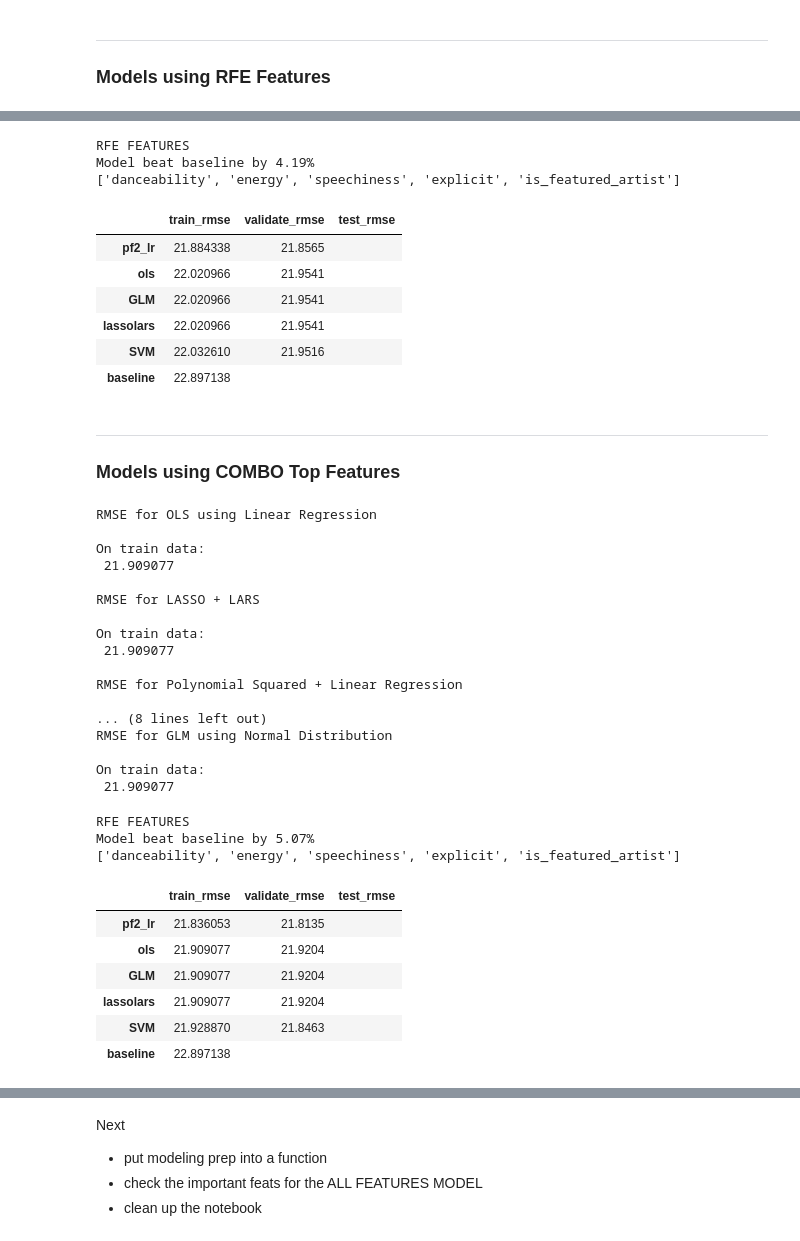
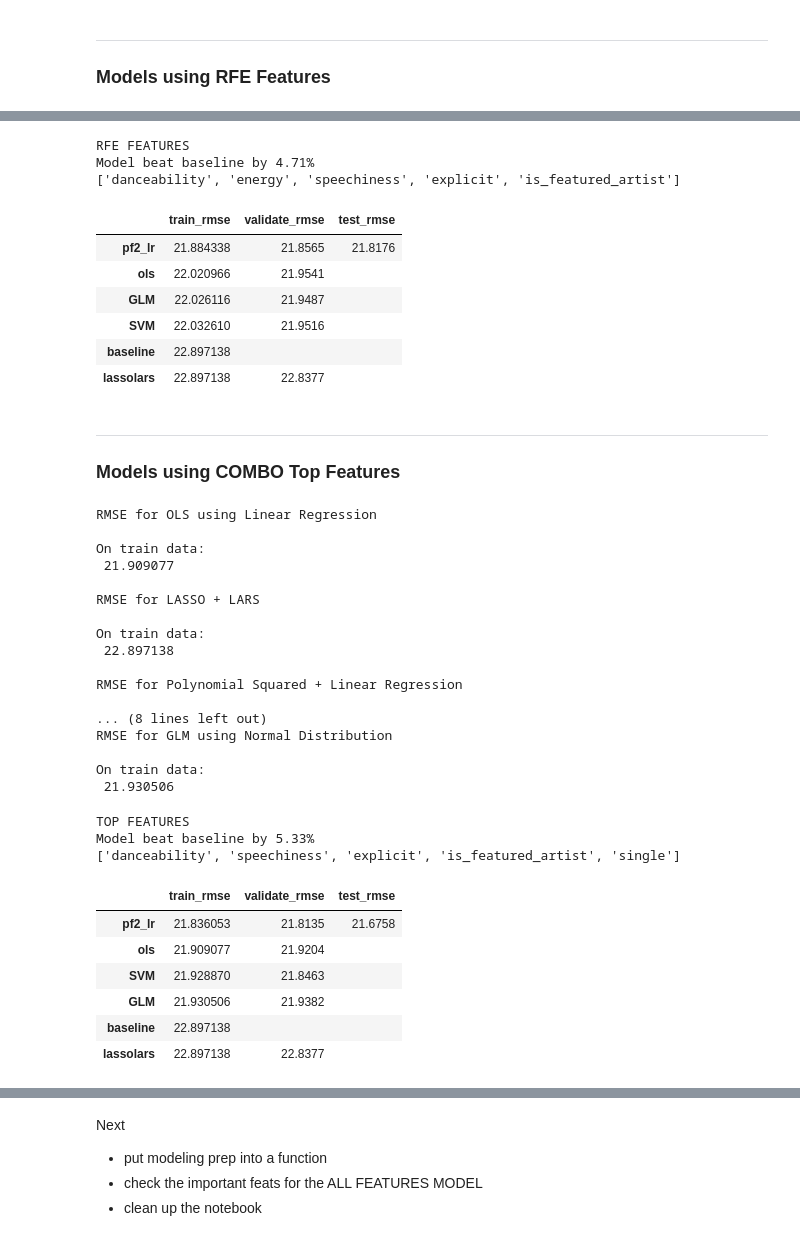
Before and after one commit to SpotiScryers/SpotiScry, a Jupyter notebook: brandon_modeling.ipynb, the cells around one changed output, grey strips where cells are left out. Saved outputs shown, nothing was run; the diff lists cells and outputs as text; code cells hidden in the pictures.

```diff
--- a/brandon_modeling.ipynb
+++ b/brandon_modeling.ipynb
@@ -444,47 +435,45 @@ index = ['baseline', 'ols', 'lassolars', 'pf2_lr', 'SVM', 'GLM']
 data = [[bl_train_rmse, '', ''],
         [lm_rmse, lm_rmse_v, ''],
         [lars_rmse, lars_rmse_v, ''],
-        [lm_sq_rmse, lm_sq_rmse_v, ''],
+        [lm_sq_rmse, lm_sq_rmse_v, lm_sq_rmse_t],
         [svr_rmse, svr_rmse_v, ''],
         [glm_rmse, glm_rmse_v, '']]
 print('RFE FEATURES')
-print(f'Model beat baseline by {abs((lm_rmse_t - bl_train_rmse)/bl_train_rmse)*100:.2f}%')
+print(f'Model beat baseline by {abs((lm_sq_rmse_t - bl_train_rmse)/bl_train_rmse)*100:.2f}%')
 print(rfe_features)
 pd.DataFrame(columns=columns, data=data, index=index).sort_values(by='train_rmse')
 # %% [output]
 RFE FEATURES
-Model beat baseline by 4.19%
+Model beat baseline by 4.71%
 ['danceability', 'energy', 'speechiness', 'explicit', 'is_featured_artist']
 |  | train_rmse | validate_rmse | test_rmse |
-| pf2_lr | 21.884338 | 21.8565 |  |
+| pf2_lr | 21.884338 | 21.8565 | 21.8176 |
 | ols | 22.020966 | 21.9541 |  |
-| GLM | 22.020966 | 21.9541 |  |
-| lassolars | 22.020966 | 21.9541 |  |
+| GLM | 22.026116 | 21.9487 |  |
 | SVM | 22.032610 | 21.9516 |  |
 | baseline | 22.897138 |  |  |
+| lassolars | 22.897138 | 22.8377 |  |
 # %% [markdown]
 ---
 ### Models using COMBO Top Features
 # %%
-# OLS Model(defaults)
+# OLS Model
 lm_rmse, lm_rmse_v, lm_rmse_t = linear_regression_model(
     X_tr_top, y_train, X_v_top, y_validate, X_te_top, y_test)
-# LASSO + LARS Model(alpha=.00001)
+# LASSO + LARS Model
 lars_rmse, lars_rmse_v, lars_rmse_t = lasso_lars(
-    X_tr_top, y_train, X_v_top, y_validate, X_te_top, y_test,
-    alpha=.00001, fit_intercept=True)
+    X_tr_top, y_train, X_v_top, y_validate, X_te_top, y_test)
 # Polynomial Features (squared, deg=2) with Linear Regression
-lm_sq_rmse, lm_sq_rmse_v, lm_sq_rmse_t = polynomial_regression(
+lm_sq_rmse, lm_sq_rmse_v, lm_sq_rmse_t, lm_sq_pred_t = polynomial_regression(
     X_tr_top, y_train, X_v_top, y_validate, X_te_top, y_test,
     'Squared', degree=2)
-# Support Vector Regression with RBF Kernel Scaled
+# Support Vector Regression with RBF Kernel
 svr_rmse, svr_rmse_v, svr_rmse_t = svr_model(
-    X_tr_top, y_train, X_v_top, y_validate, X_te_top, y_test,
-    'RBF', kernel='rbf', gamma='scale')
+    X_tr_top, y_train, X_v_top, y_validate, X_te_top, y_test, 'RBF')
 # General Linearized Model with Normal Distribution
 glm_rmse, glm_rmse_v, glm_rmse_t, glm_pred_t = glm_model(
     X_tr_top, y_train, X_v_top, y_validate, X_te_top, y_test,
-    'Normal', alpha=0, link='auto', power=0)
+    'Normal', alpha=0, power=1)
 # %% [output]
 RMSE for OLS using Linear Regression
 
@@ -494,7 +483,7 @@ On train data:
 RMSE for LASSO + LARS
 
 On train data:
- 21.909077
+ 22.897138
 
 RMSE for Polynomial Squared + Linear Regression
 
@@ -502,28 +491,28 @@ RMSE for Polynomial Squared + Linear Regression
 RMSE for GLM using Normal Distribution
 
 On train data:
- 21.909077
+ 21.930506
 # %%
 columns = ['train_rmse', 'validate_rmse', 'test_rmse']
 index = ['baseline', 'ols', 'lassolars', 'pf2_lr', 'SVM', 'GLM']
 data = [[bl_train_rmse, '', ''],
         [lm_rmse, lm_rmse_v, ''],
         [lars_rmse, lars_rmse_v, ''],
-        [lm_sq_rmse, lm_sq_rmse_v, ''],
+        [lm_sq_rmse, lm_sq_rmse_v, lm_sq_rmse_t],
         [svr_rmse, svr_rmse_v, ''],
         [glm_rmse, glm_rmse_v, '']]
-print('RFE FEATURES')
-print(f'Model beat baseline by {abs((lm_rmse_t - bl_train_rmse)/bl_train_rmse)*100:.2f}%')
-print(rfe_features)
+print('TOP FEATURES')
+print(f'Model beat baseline by {abs((lm_sq_rmse_t - bl_train_rmse)/bl_train_rmse)*100:.2f}%')
+print(top_feats)
 pd.DataFrame(columns=columns, data=data, index=index).sort_values(by='train_rmse')
 # %% [output]
-RFE FEATURES
-Model beat baseline by 5.07%
-['danceability', 'energy', 'speechiness', 'explicit', 'is_featured_artist']
+TOP FEATURES
+Model beat baseline by 5.33%
+['danceability', 'speechiness', 'explicit', 'is_featured_artist', 'single']
 |  | train_rmse | validate_rmse | test_rmse |
-| pf2_lr | 21.836053 | 21.8135 |  |
+| pf2_lr | 21.836053 | 21.8135 | 21.6758 |
 | ols | 21.909077 | 21.9204 |  |
-| GLM | 21.909077 | 21.9204 |  |
-| lassolars | 21.909077 | 21.9204 |  |
 | SVM | 21.928870 | 21.8463 |  |
+| GLM | 21.930506 | 21.9382 |  |
 | baseline | 22.897138 |  |  |
+| lassolars | 22.897138 | 22.8377 |  |
```
Also changed, not shown: parts of 11 cells of this notebook, 1 other file.
